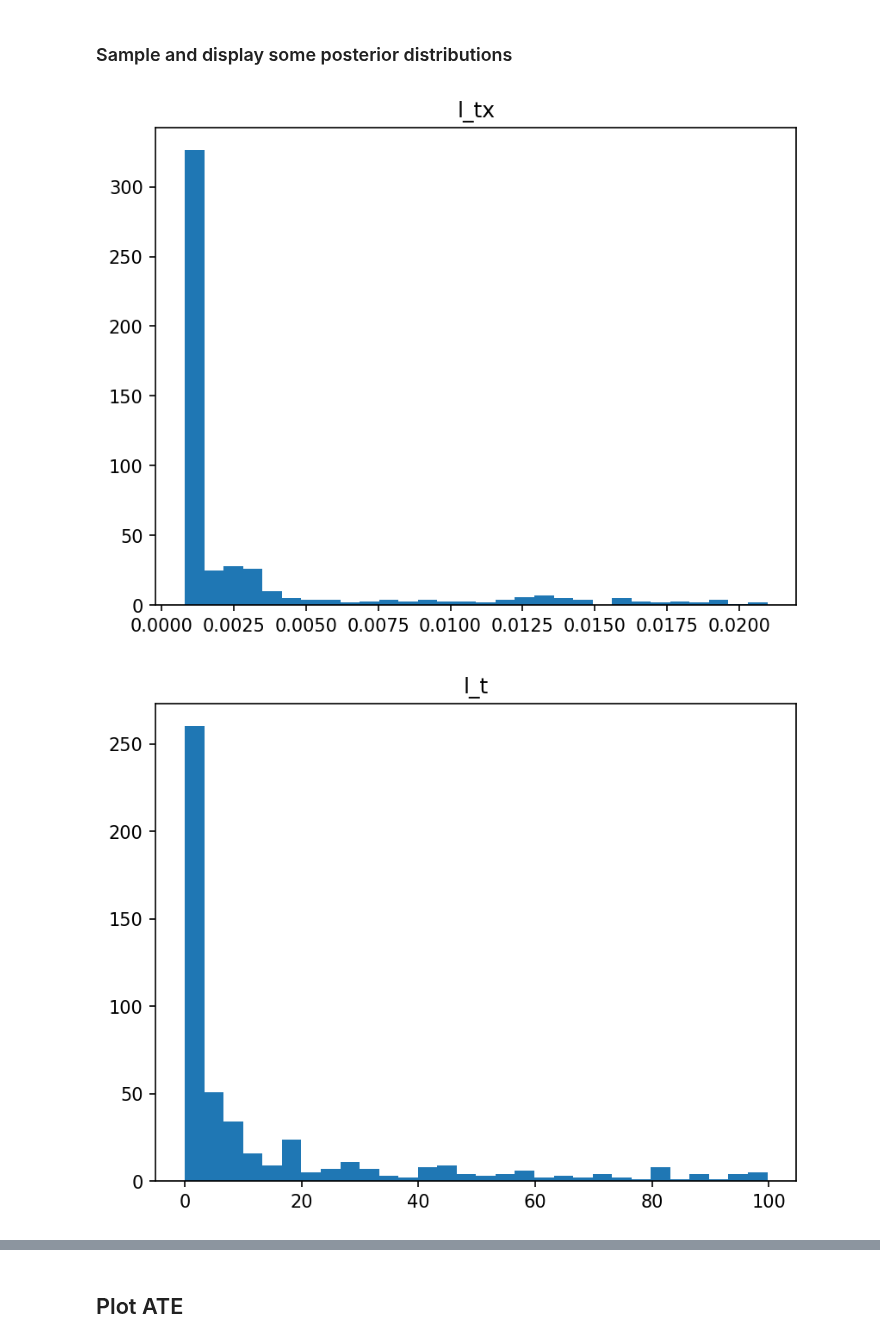
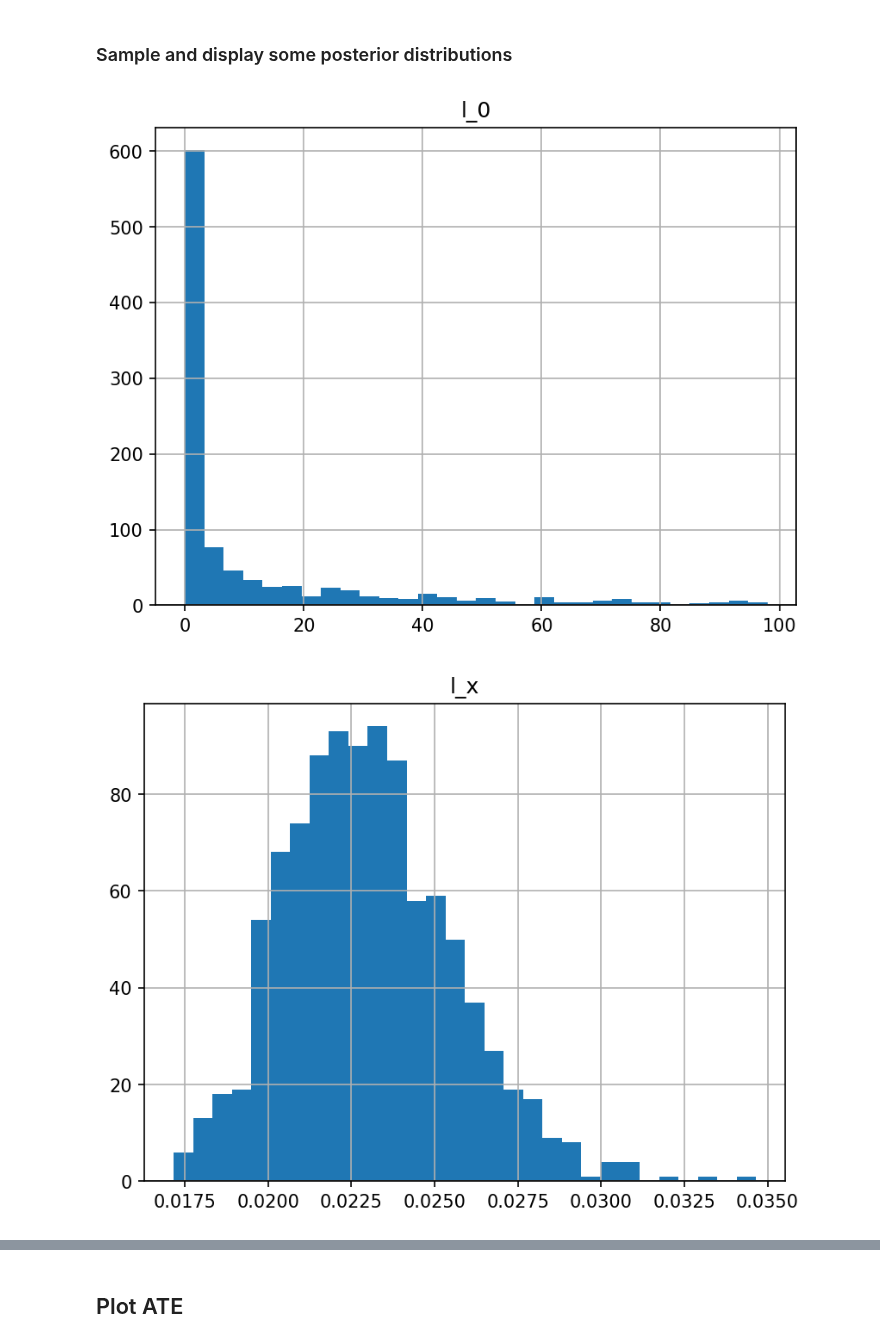
Before and after one commit to gradientinstitute/return2edu-paper, a Jupyter notebook: Direct-Bayesian.ipynb, the cells around one changed output, grey strips where cells are left out. Saved outputs shown, nothing was run; the diff lists cells and outputs as text; code cells hidden in the pictures.

Commit message:
more samples and attempt at lasso priors

```diff
--- a/Direct-Bayesian.ipynb
+++ b/Direct-Bayesian.ipynb
@@ -61,9 +61,9 @@ data_load_func = lambda filepath: pd.read_csv(filepath, index_col='xwaveid')
 outcome = 'y_wscei'
 treatment = 'redufl'
 test = False
-data_file = Path("~/Code/re-education/data/all_lasso_selected_100_restricted.csv")
+data_file = Path("~/code/re-education/data/all_lasso_selected_100_restricted.csv")
 #xval_gp = True
-laplace_prior = False
+laplace_prior = True
 # %% [markdown]
 ## Load the data
 # %%
@@ -289,8 +299,8 @@ def model_treatment_intersection(x, t, y):
 # %% [markdown]
 ### Run MCMC inference to compute the posteriors
 # %%
-samples = 500
-warm_up = 500
+samples = 1000
+warm_up = 1500
 
 y_mean = y.mean()
 y_std = y.std()
@@ -348,14 +358,14 @@ Hierarchical Linear Regression
 # %% [markdown]
 ### Sample and display some posterior distributions
 # %%
-posteriors = ["l_tx", "l_t", "variance"]
+posteriors = ["l_0", "l_x", "l_tx", "l_t", "variance"]
 for name in posteriors:
     post = hbr_samples[name]
     plt.figure(dpi=150)
     plt.hist(post, bins=30)
     plt.title(name)
-    plt.grid
+    plt.grid()
     plt.show()
 # %% [output]
-[figure, old version]
+[figure, new version]
-[figure, old version]
+[figure, new version]
```
Also changed, not shown: parts of 9 cells of this notebook, 1 other file.
